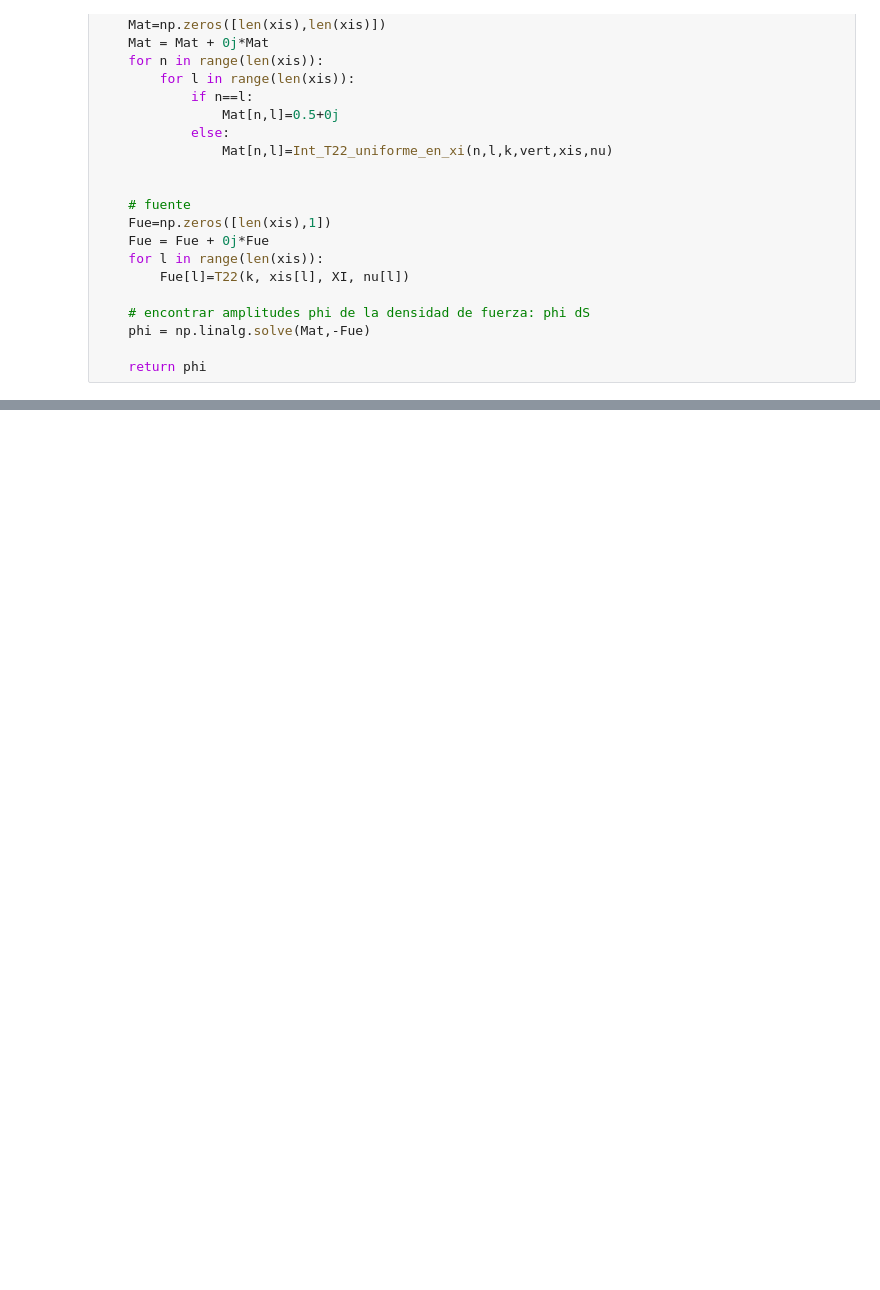
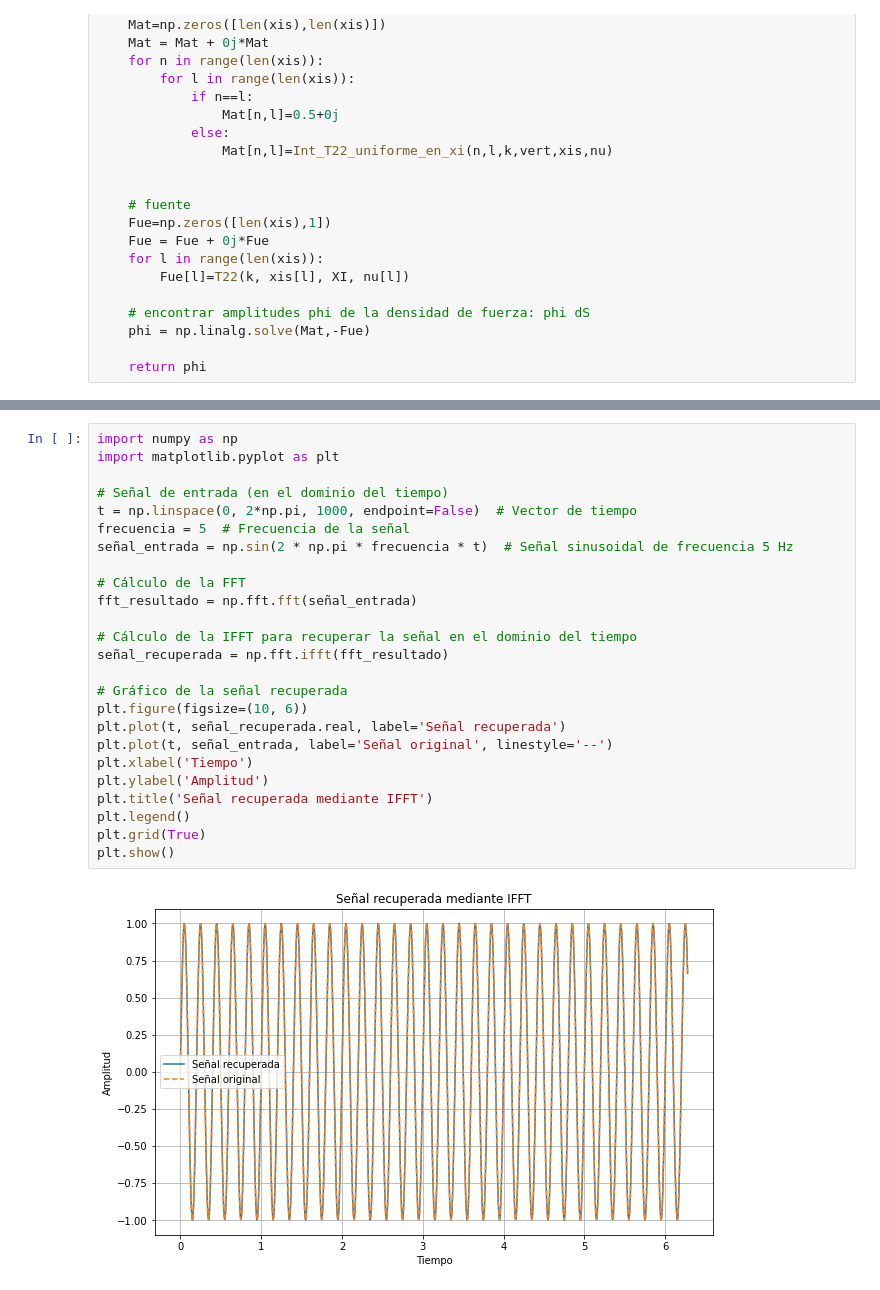
Before and after one commit to seismomat/IBEM, a Jupyter notebook: IBEM_grupo_investigacion_2.ipynb, the cells around one changed output, grey strips where cells are left out. Saved outputs shown, nothing was run; the diff lists cells and outputs as text; blank space fills up the shorter version.

```diff
--- a/IBEM_grupo_investigacion_2.ipynb
+++ b/IBEM_grupo_investigacion_2.ipynb
@@ -134,0 +163,27 @@ KeyboardInterrupt:
+# %%
+import numpy as np
+import matplotlib.pyplot as plt
+
+# Señal de entrada (en el dominio del tiempo)
+t = np.linspace(0, 2*np.pi, 1000, endpoint=False)  # Vector de tiempo
+frecuencia = 5  # Frecuencia de la señal
+señal_entrada = np.sin(2 * np.pi * frecuencia * t)  # Señal sinusoidal de frecuencia 5 Hz
+
+# Cálculo de la FFT
+fft_resultado = np.fft.fft(señal_entrada)
+
+# Cálculo de la IFFT para recuperar la señal en el dominio del tiempo
+señal_recuperada = np.fft.ifft(fft_resultado)
+
+# Gráfico de la señal recuperada
+plt.figure(figsize=(10, 6))
+plt.plot(t, señal_recuperada.real, label='Señal recuperada')
+plt.plot(t, señal_entrada, label='Señal original', linestyle='--')
+plt.xlabel('Tiempo')
+plt.ylabel('Amplitud')
+plt.title('Señal recuperada mediante IFFT')
+plt.legend()
+plt.grid(True)
+plt.show()
+# %% [output]
+[figure, added]
```
Also changed, not shown: parts of 5 cells of this notebook.
